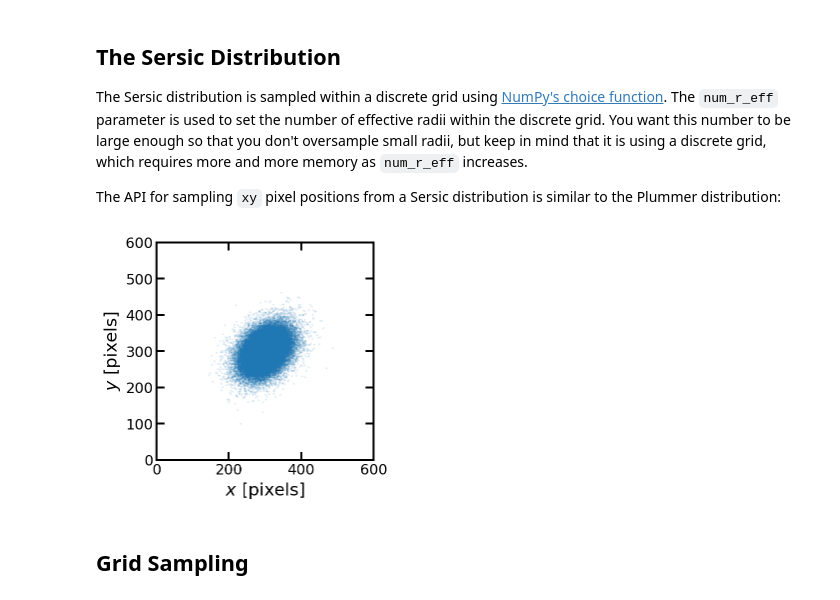
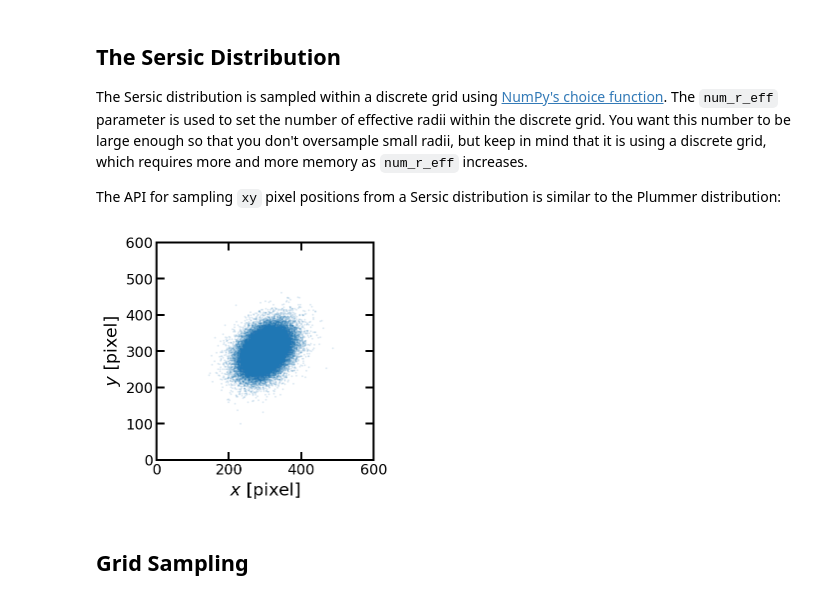
Before and after one commit to ArtificialStellarPopulations/ArtPop, a Jupyter notebook: docs/tutorials/spatial.ipynb, the cells around one changed output. Drawn from its saved outputs; the diff is of its cells as text; code cells hidden in the pictures.

```diff
--- a/docs/tutorials/spatial.ipynb
+++ b/docs/tutorials/spatial.ipynb
@@ -62,24 +62,24 @@ The API for sampling ``xy`` pixel positions from a Sersic distribution is simila
 # %%
 # note that all parameters with units can also be given
 # as floats, in which case a default unit (see doc string)
 # is assumed. e.g., r_eff will be assumed to be in kpc
 xy = artpop.sersic_xy(
     num_stars = 1e5,      # the number of stars
     r_eff = 0.5,          # effective radius (kpc)
     n = 0.8,              # Sersic index
     theta = 45,           # position angle (deg)
     ellip = 0.3,          # ellipticity
     distance = 15,        # distance to system (Mpc)
     xy_dim = (601, 601),  # xy dimensions of image
     num_r_eff = 10,       # number of r_eff in discrete grid
     random_state = rng    # random state for reproducibility
 )
 
 plt.plot(xy[:, 0], xy[:, 1], 'o', ms=1, alpha=0.1)
 plt.gca().set(xlim=(0, 600), ylim=(0, 600), aspect='equal',
-              xlabel='$x$ [pixels]', ylabel='$y$ [pixels]');
+              xlabel='$x$ [pixel]', ylabel='$y$ [pixel]');
 # %% [output]
-[figure, old version]
+[figure, new version]
 # %% [markdown]
 ## Grid Sampling
 # %% [markdown]
```
Also changed, not shown: parts of 3 cells of this notebook, 7 other files.
